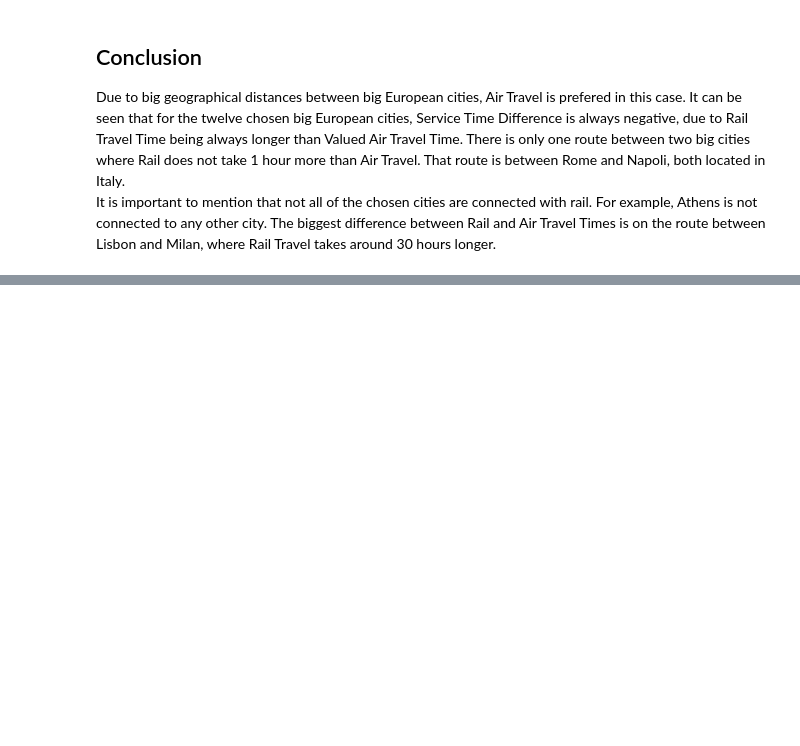
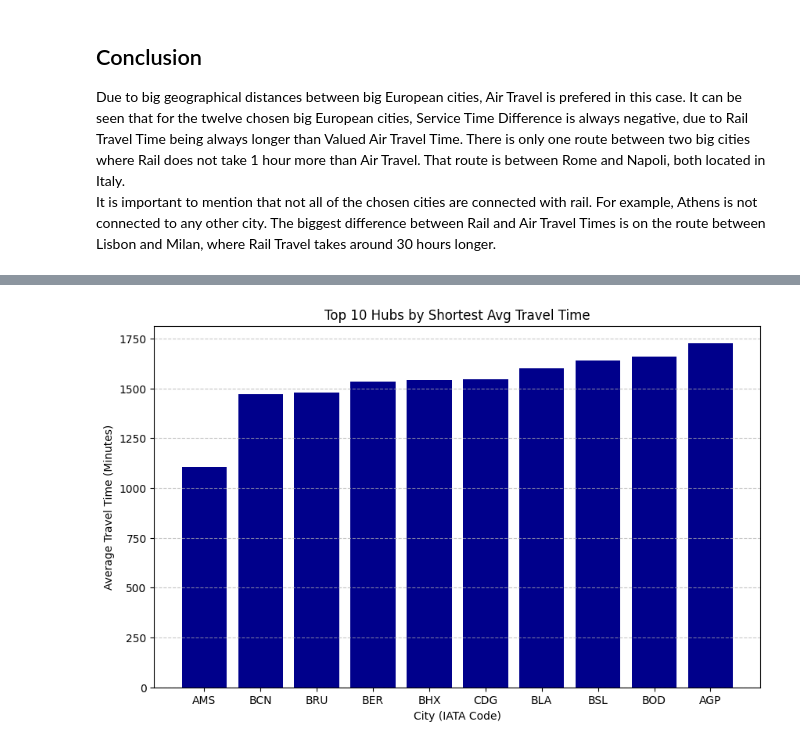
Before and after one commit to PhilippS01/ExDEx-A2, a Jupyter notebook: src/Final_Notebook.ipynb, the cells around one changed output, grey strips where cells are left out. Saved outputs shown, nothing was run; the diff lists cells and outputs as text; code cells hidden in the pictures; blank space fills up the shorter version.

Commit message:
add table of contents etc. and cleaned Final_Notebook.ipynb

```diff
--- a/src/Final_Notebook.ipynb
+++ b/src/Final_Notebook.ipynb
@@ -1724,0 +1740,76 @@ World Population Review (2025). *European city population dataset*. Online datas
+# %%
+# 1. Recover the Rail Service Travel Time data
+original_data = dataframes["Alternative_Rail_Routes_Bidirectional.xlsx"]
+
+# Merge the rail time back into your cleaned iata dataframe
+df_connectivity = df_ARRB_clean.merge(
+    original_data[['Origin', 'Destination', 'Rail Service Travel Time']],
+    left_on=['origin', 'destination'],
+    right_on=['Origin', 'Destination'],
+    how='left'
+)
+
+# 2. Build the Rail Network Graph
+G = nx.DiGraph()
+
+# Filtering for valid connections only
+valid_connections = df_connectivity.dropna(subset=['Rail Service Travel Time', 'origin_iata', 'destination_iata'])
+valid_connections = valid_connections[
+    (valid_connections['origin_iata'] != 'unknown') &
+    (valid_connections['destination_iata'] != 'unknown')
+]
+
+for _, row in valid_connections.iterrows():
+    G.add_edge(
+        row['origin_iata'],
+        row['destination_iata'],
+        weight=row['Rail Service Travel Time']
+    )
+
+# 3. Calculate All-Pairs Shortest Paths
+path_lengths = dict(nx.all_pairs_dijkstra_path_length(G, weight='weight'))
+
+# 4. Compute Connectivity Metrics
+results = []
+for city, connections in path_lengths.items():
+    reachable_count = len(connections) - 1
+    if reachable_count > 0:
+        avg_time = sum(connections.values()) / reachable_count
+        results.append({
+            'City': city,
+            'Avg_Shortest_Travel_Time_min': avg_time,
+            'Reachable_Cities': reachable_count
+        })
+
+# 5. Create DataFrame and FILTER for at least 100 reachable cities
+connectivity_results = pd.DataFrame(results)
+
+# --- NEW FILTERING STEP ---
+filtered_results = connectivity_results[connectivity_results['Reachable_Cities'] >= 100].copy()
+filtered_results = filtered_results.sort_values(by='Avg_Shortest_Travel_Time_min')
+
+print(f"--- EUROPEAN CITY RAIL CONNECTIVITY ANALYSIS ---")
+if not filtered_results.empty:
+    winner = filtered_results.iloc[0]
+    print(f"The most well-connected city  is: {winner['City']}")
+    print(f"Average travel time: {winner['Avg_Shortest_Travel_Time_min']:.2f} minutes")
+    print(f"Total reachable cities: {winner['Reachable_Cities']}")
+
+    print("\nTop Well-Connected Hubs (Sorted by Travel Time):")
+    # Displaying more rows as requested (up to 50)
+    # print(filtered_results.head(50))
+    print(filtered_results.to_string())
+else:
+    print("No cities found that reach at least 100 other cities. Check your network size.")
+
+# 6. Visualization of the top 10 Hubs
+if not filtered_results.empty:
+    plt.figure(figsize=(10,6))
+    top_10_hubs = filtered_results.head(10)
+    plt.bar(top_10_hubs['City'], top_10_hubs['Avg_Shortest_Travel_Time_min'], color='darkblue')
+    plt.title('Top 10 Hubs by Shortest Avg Travel Time')
+    plt.ylabel('Average Travel Time (Minutes)')
+    plt.xlabel('City (IATA Code)')
+    plt.grid(axis='y', linestyle='--', alpha=0.7)
+    plt.show()
+# %% [output]
@@ -1724,0 +1833 @@ World Population Review (2025). *European city population dataset*. Online datas
+[figure, added]
```
Also changed, not shown: parts of 34 cells of this notebook, 4 other files.
